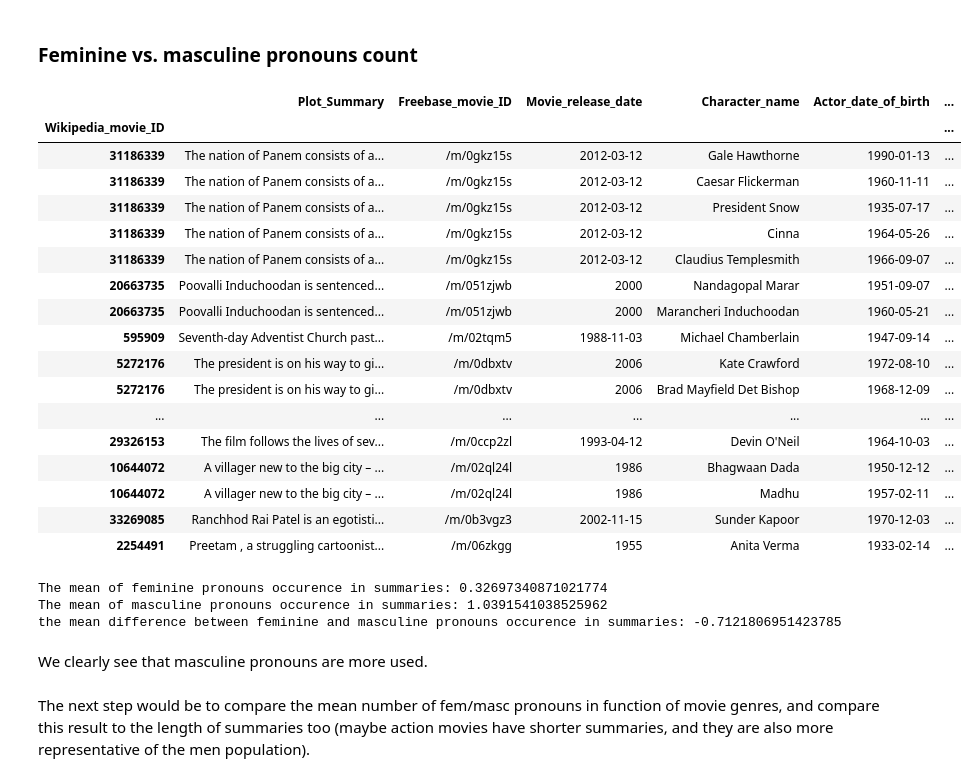
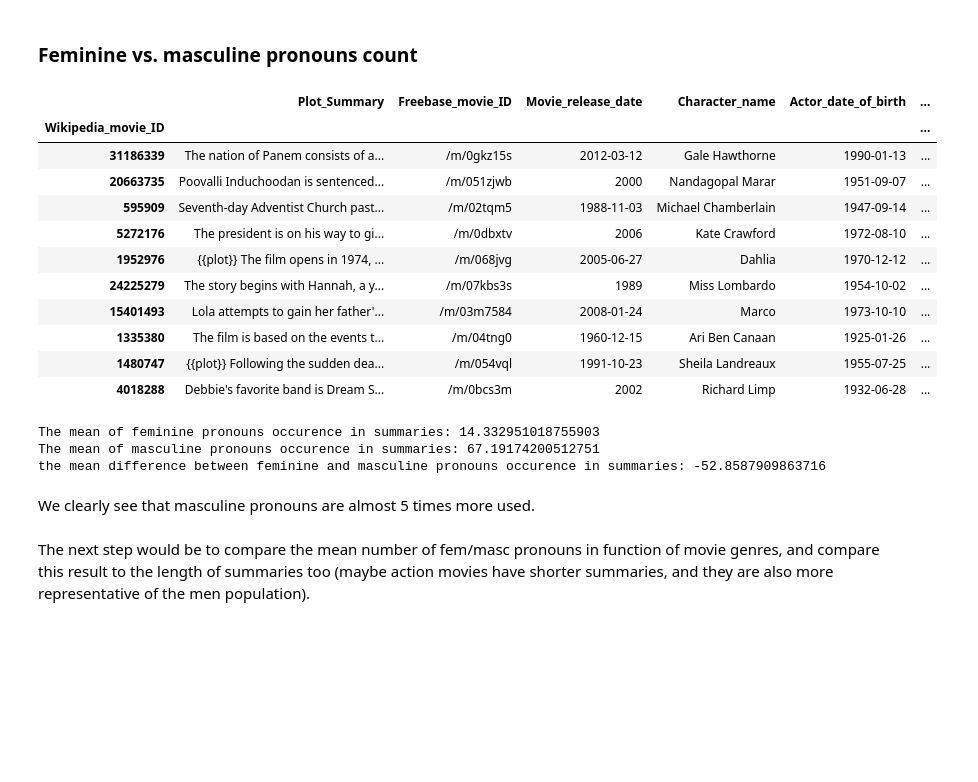
Before and after one commit to epfl-ada/ada-2022-project-cyga, a Jupyter notebook: new_structure.ipynb, the cells around one changed output. Saved outputs shown, nothing was run; the diff lists cells and outputs as text; code cells hidden in the pictures; blank space fills up the shorter version.

```diff
--- a/new_structure.ipynb
+++ b/new_structure.ipynb
@@ -901,6 +901,10 @@ def indicator_variable(dic,x,s):
     :return: indicator variable
     '''
     return int(bool(set(dic[s]) & set(x.lower().split(" "))))
+# %%
+# Keep only 1 example per movie. Here we will keep the first one, but it doesn't matter as we work on the summaries and not on the actors themselves
+
+plot_summaries = plot_summaries.drop_duplicates(subset='Freebase_movie_ID', keep="first")
 # %%
 feature_wordsets = dict([
     # https://en.wikipedia.org/wiki/English_personal_pronouns
@@ -984,43 +993,39 @@ def count_word(word, string):
     return string.count(word)
 # %%
 #count the number of times each class of pronoun is mentioned in the plot summary
+plot_summaries['fem_occurence'] = 0
+plot_summaries['masc_occurence'] = 0
 
 for y in feature_wordsets['fem_pronoun']:
-    plot_summaries['fem_occurence'] = plot_summaries.apply(lambda x: count_word(y, x['Plot_Summary']), axis=1)
+    plot_summaries['fem_occurence'] = plot_summaries['fem_occurence'] + plot_summaries.apply(lambda x: count_word(y, x['Plot_Summary']), axis=1)
 
 for y in feature_wordsets['masc_pronoun']:
-    plot_summaries['masc_occurence'] = plot_summaries.apply(lambda x: count_word(y, x['Plot_Summary']), axis=1)
+    plot_summaries['masc_occurence'] = plot_summaries['masc_occurence'] + plot_summaries.apply(lambda x: count_word(y, x['Plot_Summary']), axis=1)
 
-plot_summaries.head(30)
+plot_summaries.head(10)
 # %% [output]
 |  | Plot_Summary | Freebase_movie_ID | Movie_release_date | Character_name | Actor_date_of_birth | ... |
 | Wikipedia_movie_ID |  |  |  |  |  | ... |
 | 31186339 | The nation of Panem consists of a... | /m/0gkz15s | 2012-03-12 | Gale Hawthorne | 1990-01-13 | ... |
-| 31186339 | The nation of Panem consists of a... | /m/0gkz15s | 2012-03-12 | Caesar Flickerman | 1960-11-11 | ... |
-| 31186339 | The nation of Panem consists of a... | /m/0gkz15s | 2012-03-12 | President Snow | 1935-07-17 | ... |
-| 31186339 | The nation of Panem consists of a... | /m/0gkz15s | 2012-03-12 | Cinna | 1964-05-26 | ... |
-| 31186339 | The nation of Panem consists of a... | /m/0gkz15s | 2012-03-12 | Claudius Templesmith | 1966-09-07 | ... |
 | 20663735 | Poovalli Induchoodan is sentenced... | /m/051zjwb | 2000 | Nandagopal Marar | 1951-09-07 | ... |
-| 20663735 | Poovalli Induchoodan is sentenced... | /m/051zjwb | 2000 | Marancheri Induchoodan | 1960-05-21 | ... |
 | 595909 | Seventh-day Adventist Church past... | /m/02tqm5 | 1988-11-03 | Michael Chamberlain | 1947-09-14 | ... |
 | 5272176 | The president is on his way to gi... | /m/0dbxtv | 2006 | Kate Crawford | 1972-08-10 | ... |
-| 5272176 | The president is on his way to gi... | /m/0dbxtv | 2006 | Brad Mayfield Det Bishop | 1968-12-09 | ... |
-| ... | ... | ... | ... | ... | ... | ... |
-| 29326153 | The film follows the lives of sev... | /m/0ccp2zl | 1993-04-12 | Devin O'Neil | 1964-10-03 | ... |
-| 10644072 | A villager new to the big city – ... | /m/02ql24l | 1986 | Bhagwaan Dada | 1950-12-12 | ... |
-| 10644072 | A villager new to the big city – ... | /m/02ql24l | 1986 | Madhu | 1957-02-11 | ... |
-| 33269085 | Ranchhod Rai Patel is an egotisti... | /m/0b3vgz3 | 2002-11-15 | Sunder Kapoor | 1970-12-03 | ... |
-| 2254491 | Preetam , a struggling cartoonist... | /m/06zkgg | 1955 | Anita Verma | 1933-02-14 | ... |
+| 1952976 | {{plot}} The film opens in 1974, ... | /m/068jvg | 2005-06-27 | Dahlia | 1970-12-12 | ... |
+| 24225279 | The story begins with Hannah, a y... | /m/07kbs3s | 1989 | Miss Lombardo | 1954-10-02 | ... |
+| 15401493 | Lola attempts to gain her father'... | /m/03m7584 | 2008-01-24 | Marco | 1973-10-10 | ... |
+| 1335380 | The film is based on the events t... | /m/04tng0 | 1960-12-15 | Ari Ben Canaan | 1925-01-26 | ... |
+| 1480747 | {{plot}} Following the sudden dea... | /m/054vql | 1991-10-23 | Sheila Landreaux | 1955-07-25 | ... |
+| 4018288 | Debbie's favorite band is Dream S... | /m/0bcs3m | 2002 | Richard Limp | 1932-06-28 | ... |
 # %%
 print('The mean of feminine pronouns occurence in summaries:', plot_summaries['fem_occurence'].mean())
 print('The mean of masculine pronouns occurence in summaries:', plot_summaries['masc_occurence'].mean())
 print('the mean difference between feminine and masculine pronouns occurence in summaries:', plot_summaries['fem_occurence'].mean() - plot_summaries['masc_occurence'].mean())
 # %% [output]
-The mean of feminine pronouns occurence in summaries: 0.32697340871021774
-The mean of masculine pronouns occurence in summaries: 1.0391541038525962
-the mean difference between feminine and masculine pronouns occurence in summaries: -0.7121806951423785
+The mean of feminine pronouns occurence in summaries: 14.332951018755903
+The mean of masculine pronouns occurence in summaries: 67.19174200512751
+the mean difference between feminine and masculine pronouns occurence in summaries: -52.8587909863716
 # %% [markdown]
-We clearly see that masculine pronouns are more used.
+We clearly see that masculine pronouns are almost 5 times more used.
 # %% [markdown]
 The next step would be to compare the mean number of fem/masc pronouns in function of movie genres, and compare this result to the length of summaries too (maybe action movies have shorter summaries, and they are also more representative of the men population).
 # %%
```
Also changed, not shown: parts of 18 cells of this notebook.
